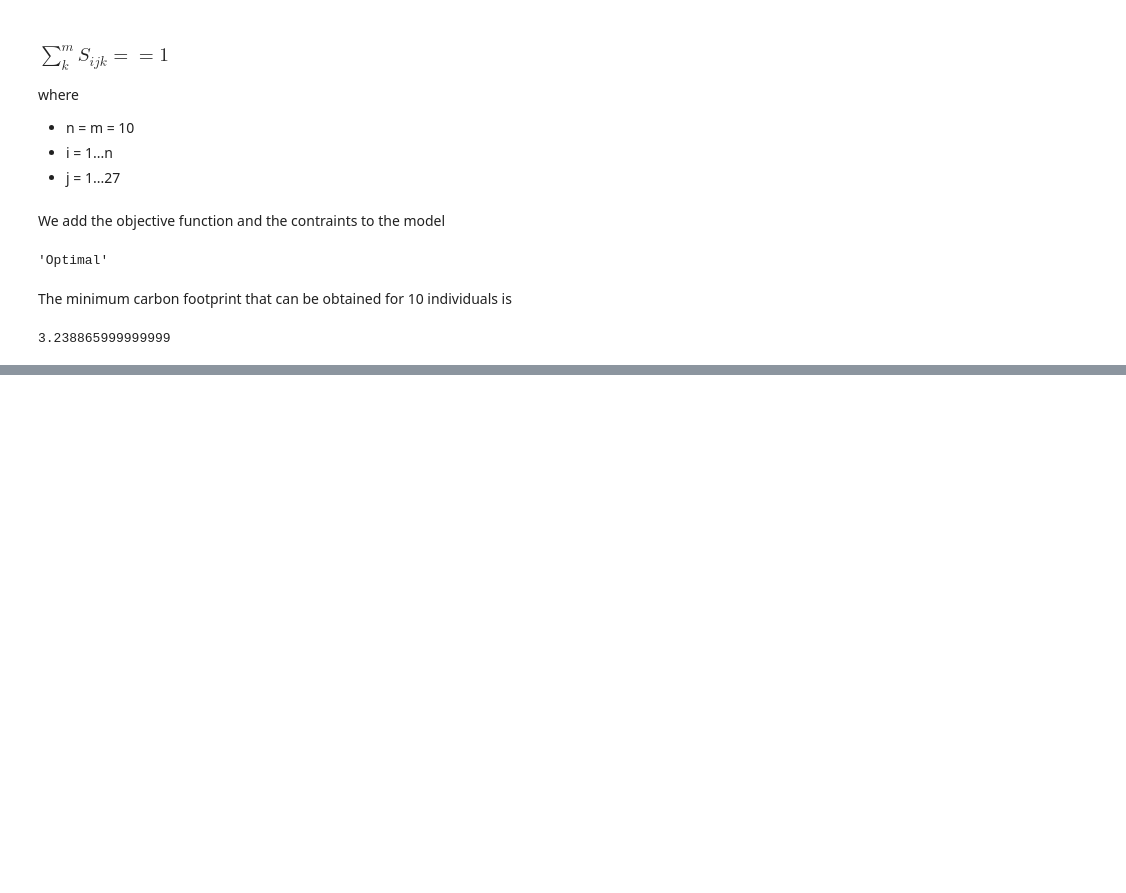
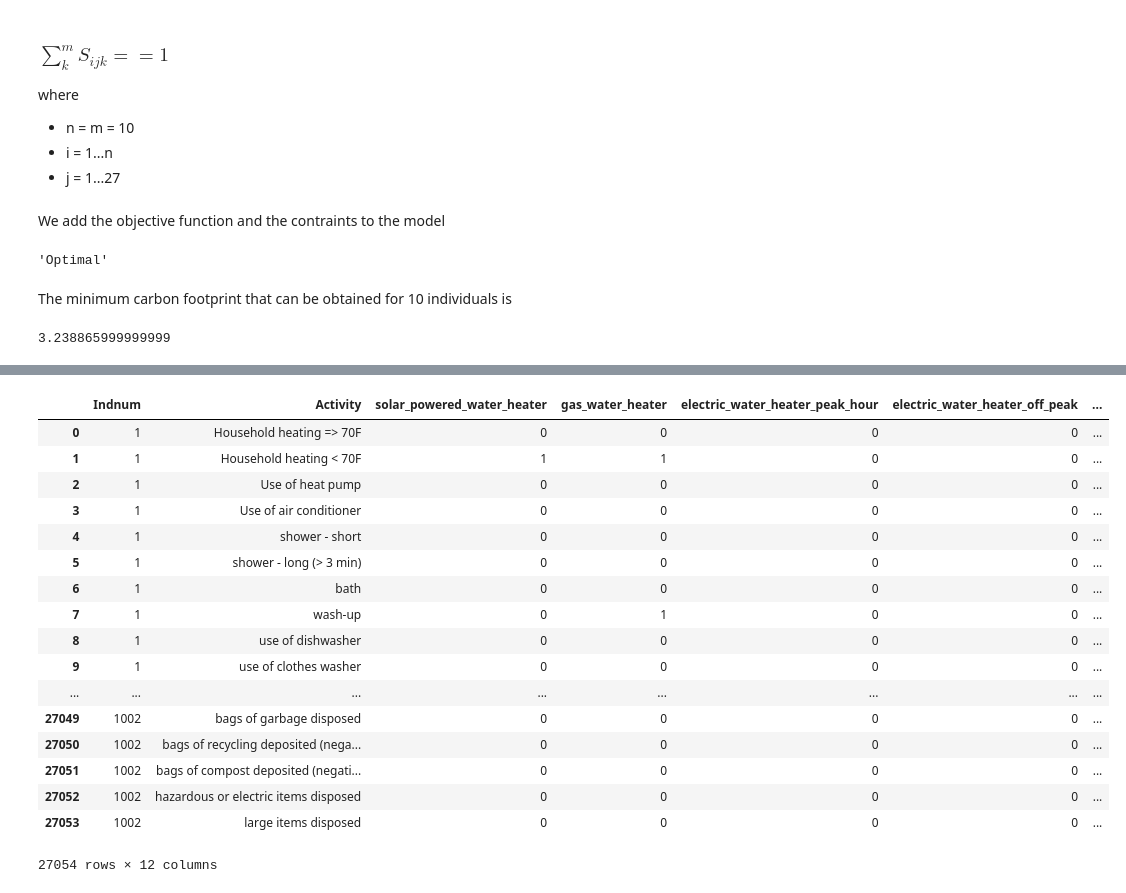
Before and after one commit to nicksspirit/live_green_live_happy, a Jupyter notebook: model_building.ipynb, the cells around one changed output, grey strips where cells are left out. Cells and saved outputs as stored; diff of their text form; code cells hidden in the pictures; blank space fills up the shorter version.

```diff
--- a/model_building.ipynb
+++ b/model_building.ipynb
@@ -205,0 +206,25 @@ table_df
+# %%
+original = pd.read_csv('data/dataset_without_source_cf.csv')
+
+original.drop(['Unnamed: 0'], axis=1, inplace=True)
+
+original
+# %% [output]
+|  | Indnum | Activity | solar_powered_water_heater | gas_water_heater | electric_water_heater_peak_hour | electric_water_heater_off_peak | ... |
+| 0 | 1 | Household heating => 70F | 0 | 0 | 0 | 0 | ... |
+| 1 | 1 | Household heating < 70F | 1 | 1 | 0 | 0 | ... |
+| 2 | 1 | Use of heat pump | 0 | 0 | 0 | 0 | ... |
+| 3 | 1 | Use of air conditioner | 0 | 0 | 0 | 0 | ... |
+| 4 | 1 | shower - short | 0 | 0 | 0 | 0 | ... |
+| 5 | 1 | shower - long (> 3 min) | 0 | 0 | 0 | 0 | ... |
+| 6 | 1 | bath | 0 | 0 | 0 | 0 | ... |
+| 7 | 1 | wash-up | 0 | 1 | 0 | 0 | ... |
+| 8 | 1 | use of dishwasher | 0 | 0 | 0 | 0 | ... |
+| 9 | 1 | use of clothes washer | 0 | 0 | 0 | 0 | ... |
+| ... | ... | ... | ... | ... | ... | ... | ... |
+| 27049 | 1002 | bags of garbage disposed | 0 | 0 | 0 | 0 | ... |
+| 27050 | 1002 | bags of recycling deposited (nega... | 0 | 0 | 0 | 0 | ... |
+| 27051 | 1002 | bags of compost deposited (negati... | 0 | 0 | 0 | 0 | ... |
+| 27052 | 1002 | hazardous or electric items disposed | 0 | 0 | 0 | 0 | ... |
+| 27053 | 1002 | large items disposed | 0 | 0 | 0 | 0 | ... |
+27054 rows × 12 columns
```
Also changed, not shown: parts of 3 cells of this notebook, 3 other files.
